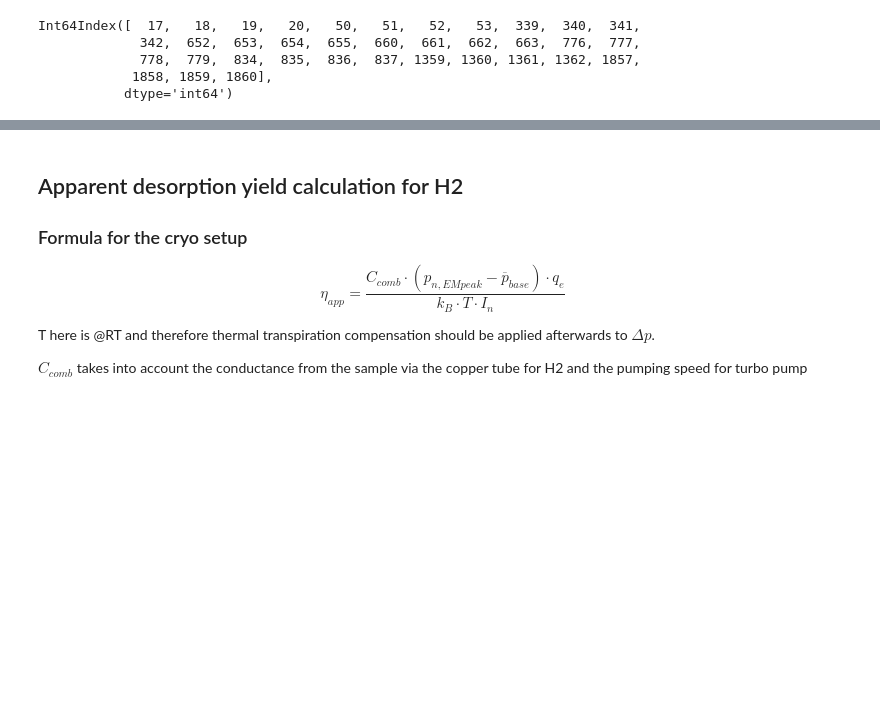
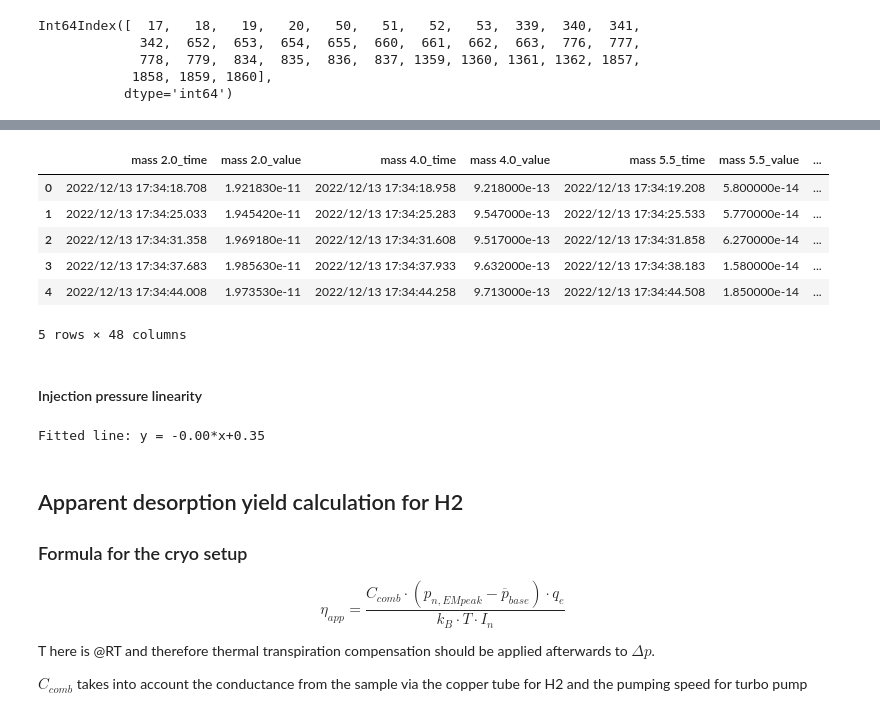
Before and after one commit to eino32/CERN-Python, a Jupyter notebook: 4K desorption yield with pre-injection/dynamic vacuum/EGA fully in/series1 - no desorption/S1 Desorption yield @4K with 2e15 M per cm2 pre-injection, EGA fully in, dynamic vacuum.ipynb, the cells around one changed output, grey strips where cells are left out. Drawn from its saved outputs; the diff is of its cells as text; code cells hidden in the pictures; blank space fills up the shorter version.

```diff
--- a/4K desorption yield with pre-injection/dynamic vacuum/EGA fully in/series1 - no desorption/S1 Desorption yield @4K with 2e15 M per cm2 pre-injection, EGA fully in, dynamic vacuum.ipynb
+++ b/4K desorption yield with pre-injection/dynamic vacuum/EGA fully in/series1 - no desorption/S1 Desorption yield @4K with 2e15 M per cm2 pre-injection, EGA fully in, dynamic vacuum.ipynb
@@ -123,11 +124,13 @@ vaclog.head()
 # %%
 #Reading in the HiVolta measurement file
 hv = pd.read_csv("hv log", sep=",")
+
 #hv.drop(columns=["Vmon1","Vmon2","Vmon3","Vmon4","Vmon5","Vmon6","Vmon7","Vmon8","Imon3","Imon4","Imon5","Imon6","Imon7","Imon8","Comments1"], inplace=True)
 hv["hv_grid"]=[element * 1e-6 for element in hv["IMon1"]]
-hv["em"]=[element * 1e-6 for element in hv["IMon2"]]
-hv.drop(hv.columns[hv.columns.str.contains('Unnamed',case = False)],axis = 1, inplace = True)
-hv["em"]=abs(hv["em"])
+hv["I_em"]=[element * 1e-6 for element in hv["IMon2"]]
+
+# hv.drop(hv.columns[hv.columns.str.contains('Unnamed',case = False)],axis = 1, inplace = True)
+hv["I_em"]=abs(hv["I_em"])
 hv["hv_grid"]=abs(hv["hv_grid"])
 
 #adding a datetime column
@@ -262,3 +264,46 @@ Name: mass 2, corr, dtype: float64
+# %%
+#need to resample to find the correct delta p and corresponding emission currents!
+#reindex hv to match the sampling rate of MID
+# Convert the 'time' column to datetime index for both dataframes
+hv.index = (pd.to_datetime(hv["datetime"]).dt.round(freq="S"))
+mid.index = (pd.to_datetime(mid["mass 2.0_time"]).dt.round(freq="S"))
+
+# Reindex df1 to match the datetime index of df2
+hv = hv.reindex(mid.index, method='nearest', limit=1)
+
+# Now df1 and df2 have the same datetime index and can be joined or aligned
+# by joining on the index
+aligned_df = mid.merge(hv,left_index=True, right_index=True, how="inner")
+
+#replace datetime index with normal index
+aligned_df.reset_index(drop=True,inplace=True)
+aligned_df.head()
+# %% [output]
+|  | mass 2.0_time | mass 2.0_value | mass 4.0_time | mass 4.0_value | mass 5.5_time | mass 5.5_value | ... |
+| 0 | 2022/12/13 17:34:18.708 | 1.921830e-11 | 2022/12/13 17:34:18.958 | 9.218000e-13 | 2022/12/13 17:34:19.208 | 5.800000e-14 | ... |
+| 1 | 2022/12/13 17:34:25.033 | 1.945420e-11 | 2022/12/13 17:34:25.283 | 9.547000e-13 | 2022/12/13 17:34:25.533 | 5.770000e-14 | ... |
+| 2 | 2022/12/13 17:34:31.358 | 1.969180e-11 | 2022/12/13 17:34:31.608 | 9.517000e-13 | 2022/12/13 17:34:31.858 | 6.270000e-14 | ... |
+| 3 | 2022/12/13 17:34:37.683 | 1.985630e-11 | 2022/12/13 17:34:37.933 | 9.632000e-13 | 2022/12/13 17:34:38.183 | 1.580000e-14 | ... |
+| 4 | 2022/12/13 17:34:44.008 | 1.973530e-11 | 2022/12/13 17:34:44.258 | 9.713000e-13 | 2022/12/13 17:34:44.508 | 1.850000e-14 | ... |
+5 rows × 48 columns
+# %% [markdown]
+#### Injection pressure linearity
+# %%
+## Checking injection volume pressure drop linearity
+#defining a function for the straight line
+def fit(x,a,b):
+    return a*x + b
+
+#curve fit for the data
+y_val = vaclog["injection 1mbar"].values
+x_val = (vaclog["Elapsed time"]/3600).values
+params, cov = curve_fit(fit,x_val,y_val)
+
+#straight line parameters
+a, b = params
+print(f"Fitted line: y = {a:.2f}*x+{b:.2f}")
+# %% [output]
+Fitted line: y = -0.00*x+0.35
 # %% [markdown]
 ## Apparent desorption yield calculation for H2
 ### Formula for the cryo setup
```
Also changed, not shown: parts of 34 cells of this notebook, 30 other files.
